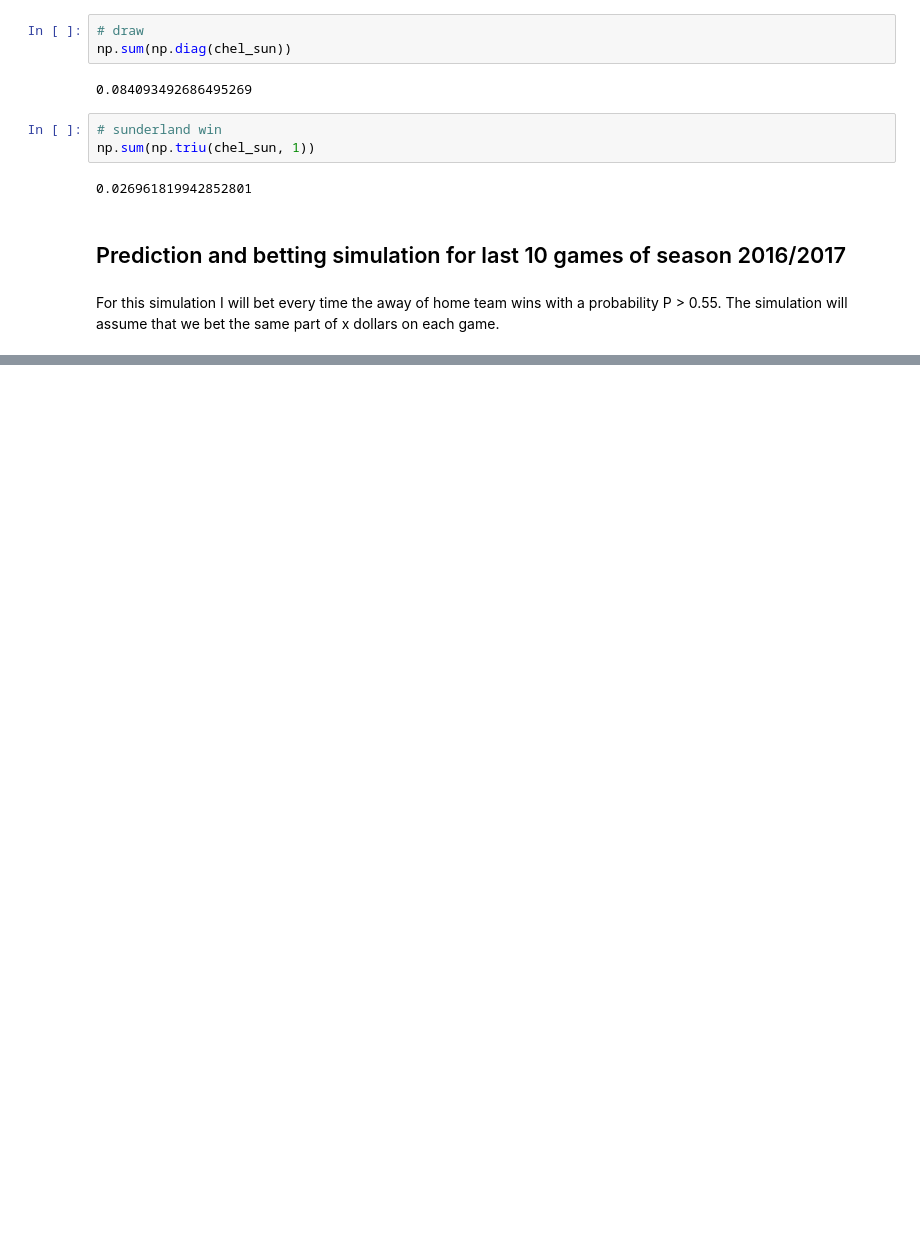
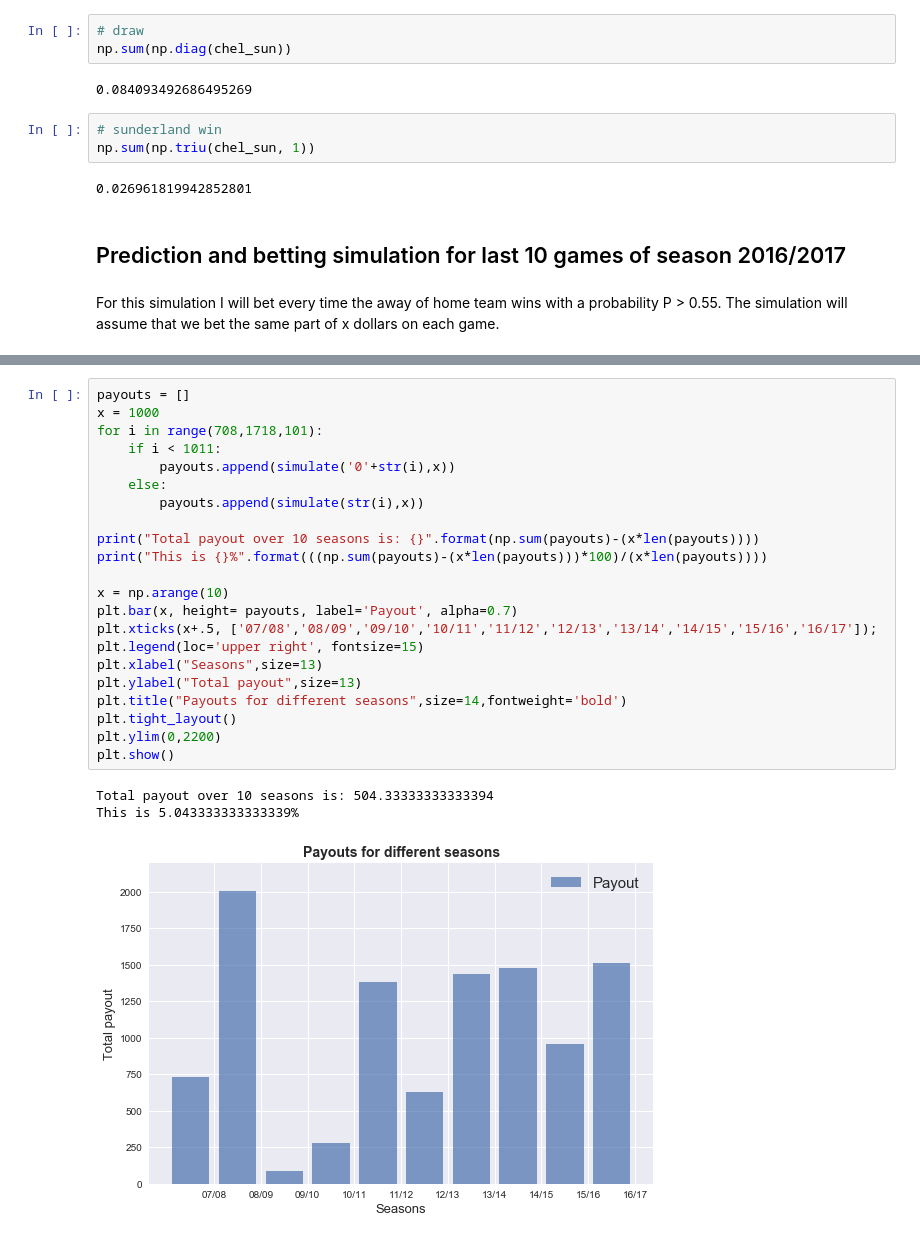
Before and after one commit to AlexBangerl/Applied-Math-Project, a Jupyter notebook: Poisson Prediction Model.ipynb, the cells around one changed output, grey strips where cells are left out. Saved outputs shown, nothing was run; the diff lists cells and outputs as text; blank space fills up the shorter version.

Commit message:
added graph

```diff
--- a/Poisson Prediction Model.ipynb
+++ b/Poisson Prediction Model.ipynb
@@ -404,3 +404,29 @@ Payout after bet 5: 626.6666666666667
 ['H', 'H', 'A', 'H', 'A', 'H']
 ['H', 'A', 'A', 'H', 'D', 'H']
 Total payout for season 1213 is 626.6666666666667 and the win is -37.33333333333333%
+# %%
+payouts = []
+x = 1000
+for i in range(708,1718,101):
+    if i < 1011:
+        payouts.append(simulate('0'+str(i),x))
+    else:
+        payouts.append(simulate(str(i),x))
+
+print("Total payout over 10 seasons is: {}".format(np.sum(payouts)-(x*len(payouts))))
+print("This is {}%".format(((np.sum(payouts)-(x*len(payouts)))*100)/(x*len(payouts))))
+
+x = np.arange(10)
+plt.bar(x, height= payouts, label='Payout', alpha=0.7)
+plt.xticks(x+.5, ['07/08','08/09','09/10','10/11','11/12','12/13','13/14','14/15','15/16','16/17']);
+plt.legend(loc='upper right', fontsize=15)
+plt.xlabel("Seasons",size=13)
+plt.ylabel("Total payout",size=13)
+plt.title("Payouts for different seasons",size=14,fontweight='bold')
+plt.tight_layout()
+plt.ylim(0,2200)
+plt.show()
+# %% [output]
+Total payout over 10 seasons is: 504.33333333333394
+This is 5.043333333333339%
+[figure, added]
```
Also changed, not shown: parts of 6 cells of this notebook.
